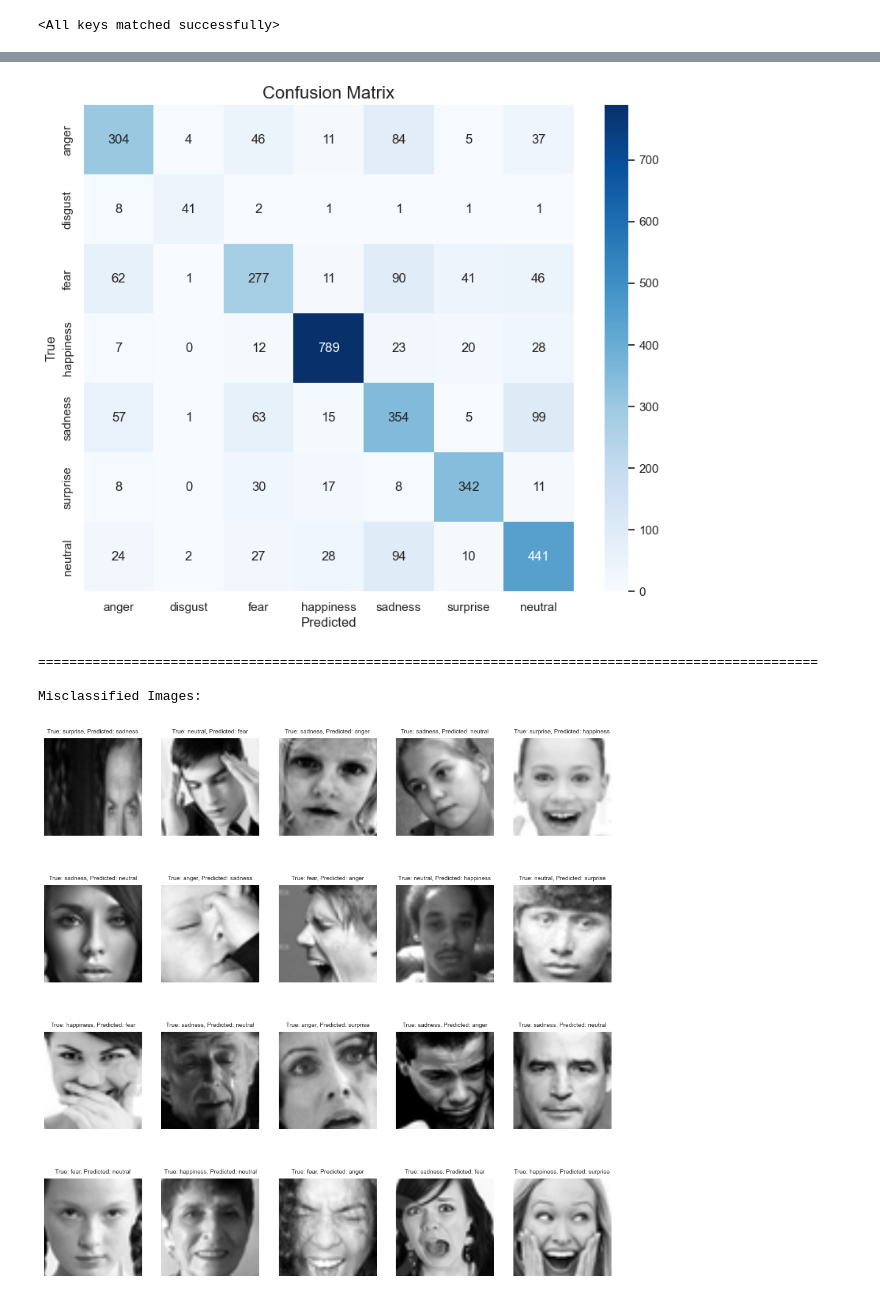
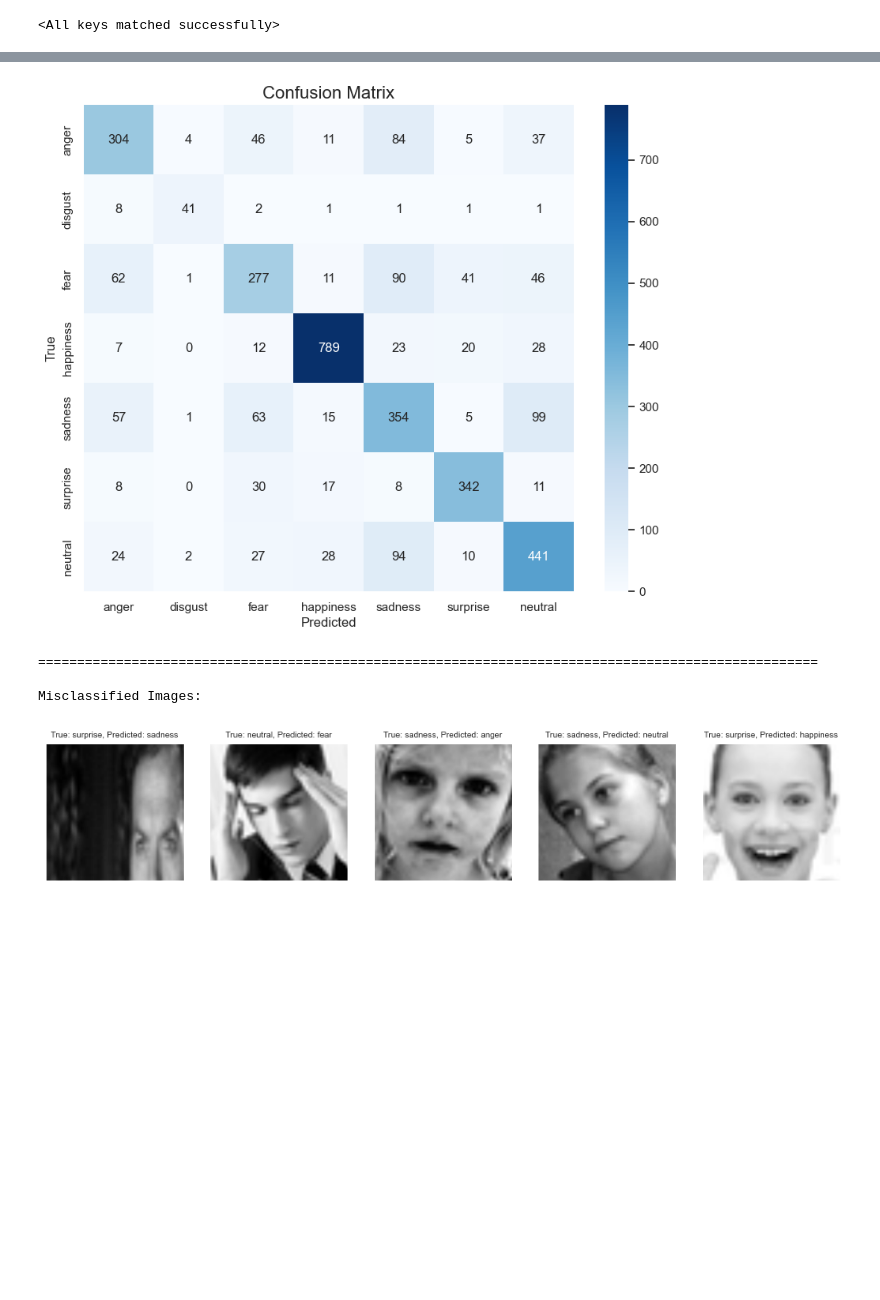
Before and after one commit to Luki1337/Practical_work, a Jupyter notebook: Practical_work.ipynb, the cells around one changed output, grey strips where cells are left out. Drawn from its saved outputs; the diff is of its cells as text; code cells hidden in the pictures; blank space fills up the shorter version.

```diff
--- a/Practical_work.ipynb
+++ b/Practical_work.ipynb
@@ -1059,4 +1465,4 @@ scaler = GradScaler()
 # early stopping
 patience = 15
 # %%
-utils.train(train_dataloader, valid_dataloader, convnext_tiny_best, criterion, optimizer, epochs, save_path, writer, device, scaler, patience)
+#utils.train(train_dataloader, valid_dataloader, convnext_tiny_best, criterion, optimizer, epochs, save_path, writer, device, scaler, patience)
@@ -1104,26 +1499,26 @@ Misclassified Images:
 # %%
-utils.test(convnext_tiny_best, private_test_dataloader, emotions_dict, device, plot_misclassified=True, num_misclassified=20)
+utils.test(convnext_tiny_best, private_test_dataloader, emotions_dict, device, plot_misclassified=True, num_misclassified=5)
 # %% [output]
 Classification Report:
 
               precision    recall  f1-score   support
 
        anger     0.6468    0.6191    0.6327       491
      disgust     0.8367    0.7455    0.7885        55
         fear     0.6061    0.5246    0.5624       528
    happiness     0.9048    0.8976    0.9012       879
      sadness     0.5413    0.5960    0.5673       594
     surprise     0.8066    0.8221    0.8143       416
      neutral     0.6652    0.7045    0.6843       626
 
     accuracy                         0.7099      3589
    macro avg     0.7154    0.7013    0.7072      3589
 weighted avg     0.7112    0.7099    0.7097      3589
 
 
 ====================================================================================================
 [figure]
 ====================================================================================================
 
 Misclassified Images:
-[figure, old version]
+[figure, new version]
```
Also changed, not shown: parts of 31 cells of this notebook, 14 other files.
